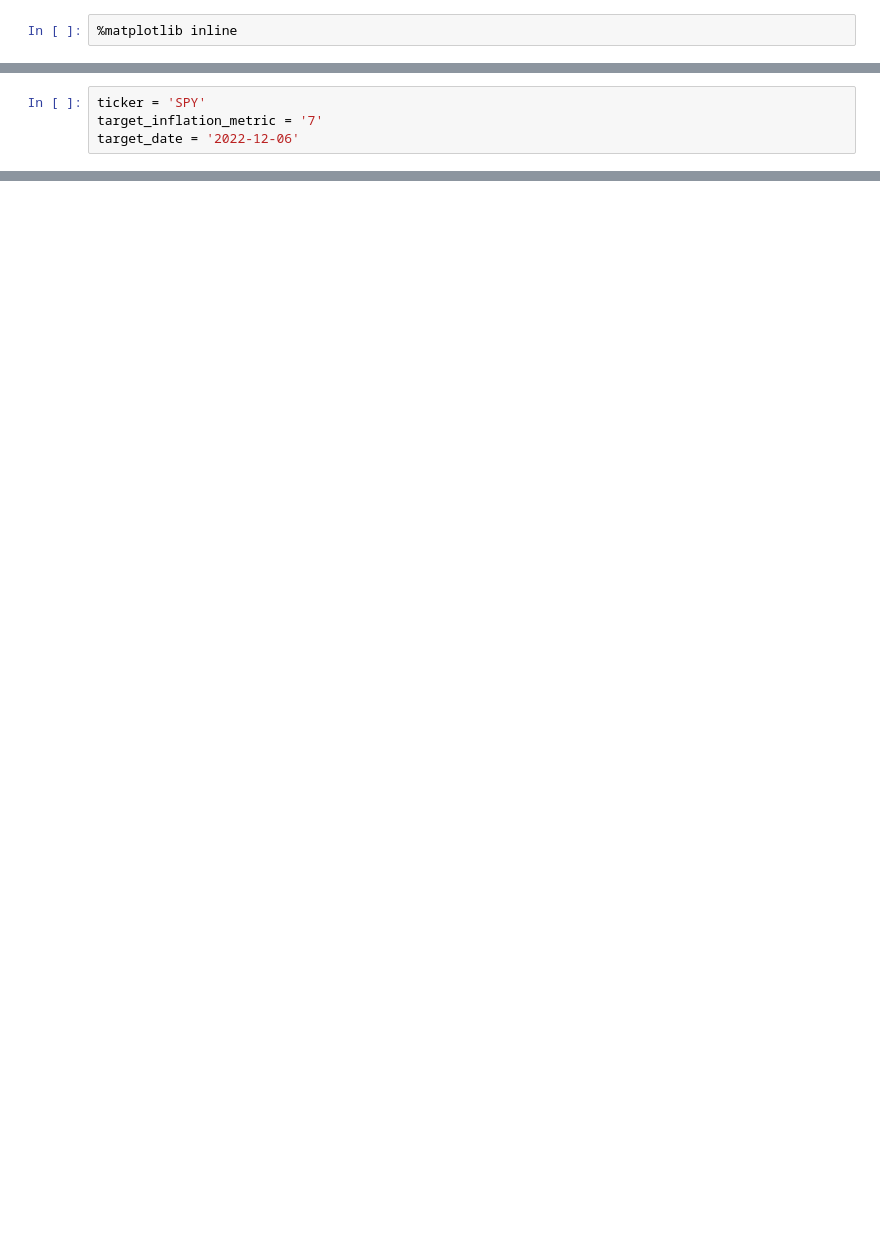
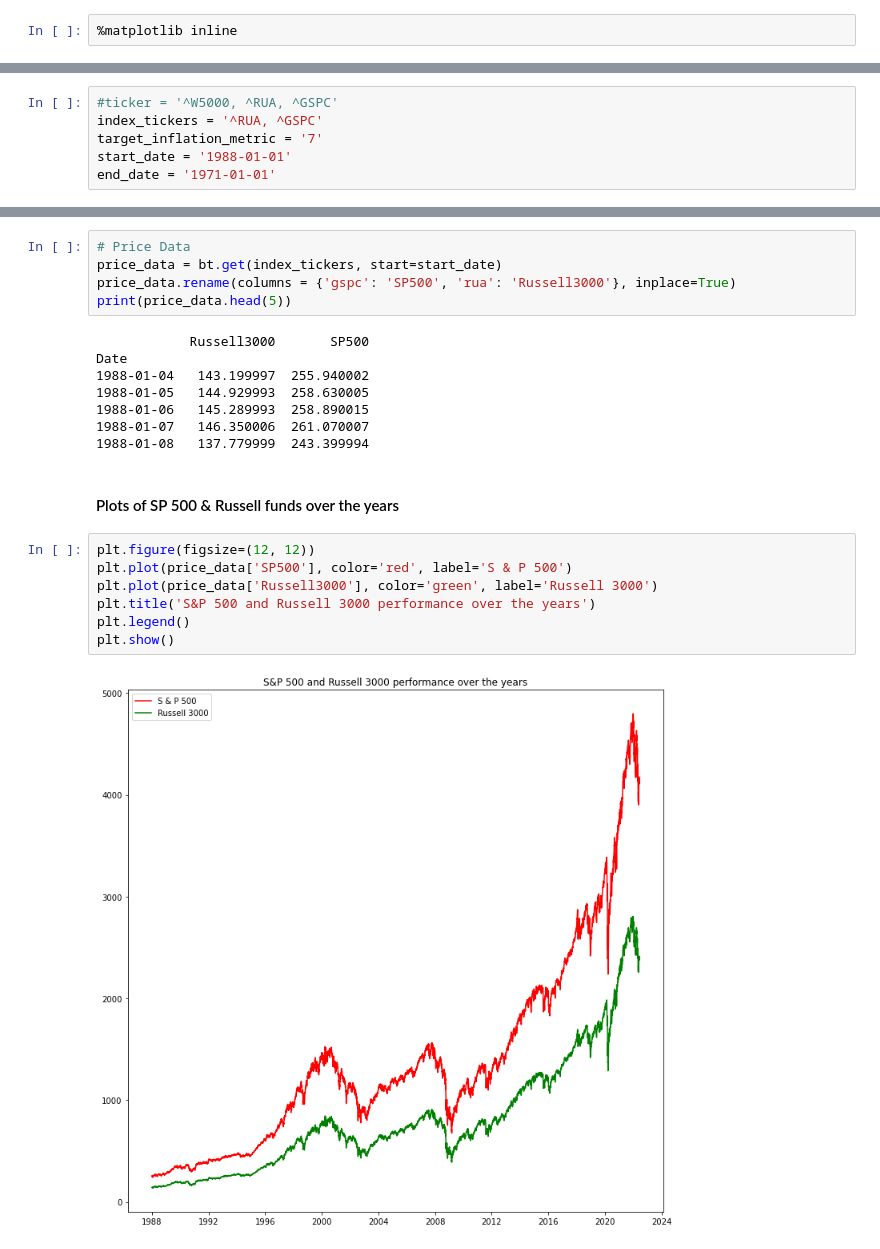
Before and after one commit to kartskri/FinancialTrading, a Jupyter notebook: project/investment_strategy_inflationary_analysis.ipynb, the cells around one changed output, grey strips where cells are left out. Drawn from its saved outputs; the diff is of its cells as text; blank space fills up the shorter version.

```diff
--- a/project/investment_strategy_inflationary_analysis.ipynb
+++ b/project/investment_strategy_inflationary_analysis.ipynb
@@ -27,4 +142,6 @@ in to the future for the next 5 years and update the exsisting pandas dataframe
 # %%
-ticker = 'SPY'
+#ticker = '^W5000, ^RUA, ^GSPC'
+index_tickers = '^RUA, ^GSPC'
 target_inflation_metric = '7'
-target_date = '2022-12-06'
+start_date = '1988-01-01'
+end_date = '1971-01-01'
@@ -43 +148,25 @@ ConnectionError: HTTPSConnectionPool(host='finance.yahoo.com', port=443): Max re
+# %%
+# Price Data
+price_data = bt.get(index_tickers, start=start_date)
+price_data.rename(columns = {'gspc': 'SP500', 'rua': 'Russell3000'}, inplace=True)
+print(price_data.head(5))
+# %% [output]
+            Russell3000       SP500
+Date
+1988-01-04   143.199997  255.940002
+1988-01-05   144.929993  258.630005
+1988-01-06   145.289993  258.890015
+1988-01-07   146.350006  261.070007
+1988-01-08   137.779999  243.399994
+# %% [markdown]
+#### Plots of SP 500 & Russell funds over the years
+# %%
+plt.figure(figsize=(12, 12))
+plt.plot(price_data['SP500'], color='red', label='S & P 500')
+plt.plot(price_data['Russell3000'], color='green', label='Russell 3000')
+plt.title('S&P 500 and Russell 3000 performance over the years')
+plt.legend()
+plt.show()
+# %% [output]
+[figure, added]
 # %%
```
Also changed, not shown: parts of 31 cells of this notebook, 1 other file.
